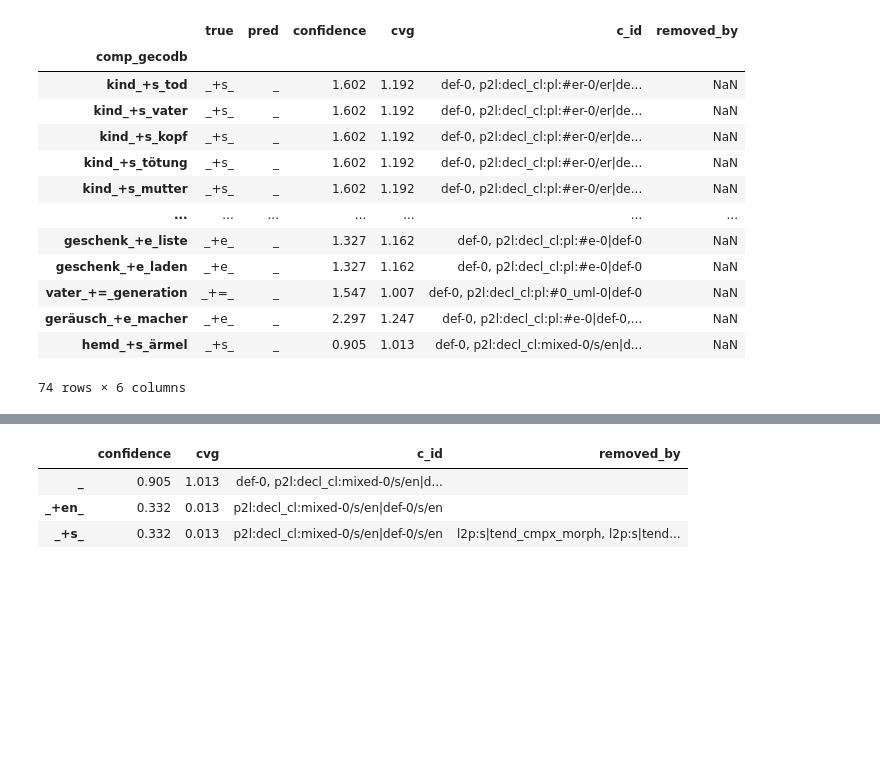
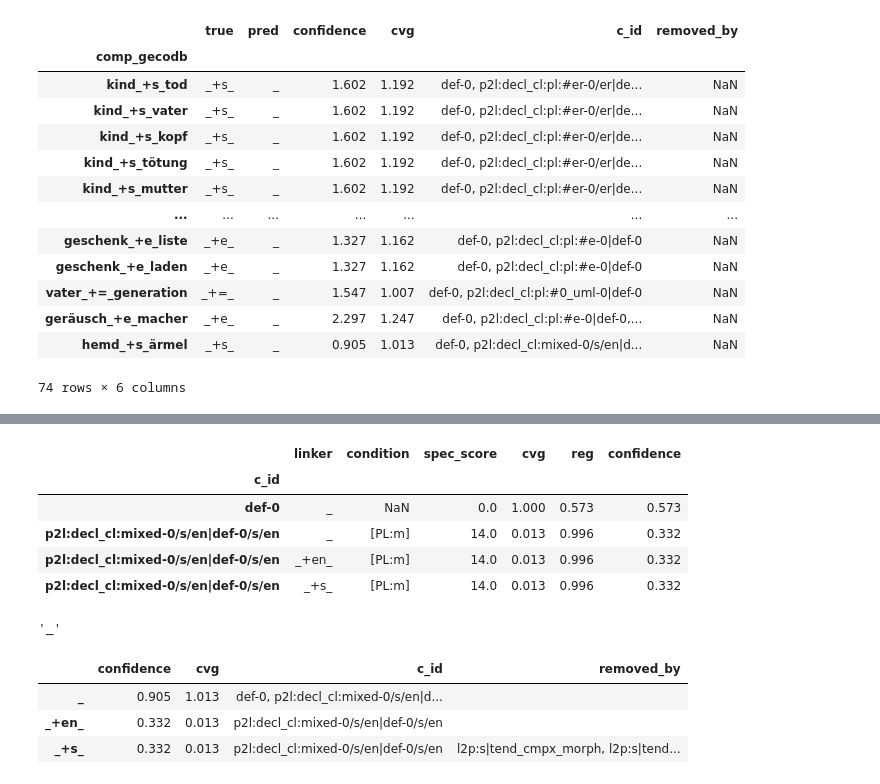
Before and after one commit to maxschmaltz/DieKonstraints, a Jupyter notebook: comp_modeling/inspect.ipynb, the cells around one changed output, grey strips where cells are left out. Cells and saved outputs as stored; diff of their text form; code cells hidden in the pictures; blank space fills up the shorter version.

```diff
--- a/comp_modeling/inspect.ipynb
+++ b/comp_modeling/inspect.ipynb
@@ -839,4 +839,15 @@ cnf_matrix
 For such a distribution of the predicted linkers to be the case, the constraint(s) for the zero linker must always win the ones for _-"0-_, _-s-_, _-"e-_, and _-e-_. They should also defeat the ones for _-en-_ and _-"er-_ in most cases. Let's investigate the corresponding constraint conflicts and their resolution under AH02 to understand why this happens.
 # %%
 preds_a02 = load_tsv_generic(os.path.join(method_dir, "preds.tsv"))
-preds_a02.sample(3)
+
+with open(os.path.join(method_dir, "linker_scoreboards.json"), encoding="utf-8") as i:
+    scoreboards_ah02 = {
+        k: pd.DataFrame.from_dict(v, orient="tight")
+        for k, v in json.load(i).items()
+    }
+
+with open(os.path.join(method_dir, "gen_constr_dfs.json"), encoding="utf-8") as i:
+    gen_dfs_ah02 = {
+        k: pd.DataFrame.from_dict(v, orient="tight")
+        for k, v in json.load(i).items()
+    }
@@ -907,3 +914,21 @@ for comp in sample.index:
+# %%
+gen_dfs_ah02["hemd_+s_ärmel"]
+# %% [output]
+|  | linker | condition | spec_score | cvg | reg | confidence |
+| c_id |  |  |  |  |  |  |
+| def-0 | _ | NaN | 0.0 | 1.000 | 0.573 | 0.573 |
+| p2l:decl_cl:mixed-0/s/en|def-0/s/en | _ | [PL:m] | 14.0 | 0.013 | 0.996 | 0.332 |
+| p2l:decl_cl:mixed-0/s/en|def-0/s/en | _+en_ | [PL:m] | 14.0 | 0.013 | 0.996 | 0.332 |
+| p2l:decl_cl:mixed-0/s/en|def-0/s/en | _+s_ | [PL:m] | 14.0 | 0.013 | 0.996 | 0.332 |
+# %%
+CompXConstraints(appl_ind.loc["hemd_+s_ärmel"]).predict(
+    method="albright-hayes",
+    count_def_constr=True,
+    constr_cooperation=True,
+    eliminate_with_l2p=True
+)
+# %% [output]
+'_'
 # %%
 list(unique_scoreboards.values())[2]
 # %% [output]
```
Also changed, not shown: parts of 6 cells of this notebook.
